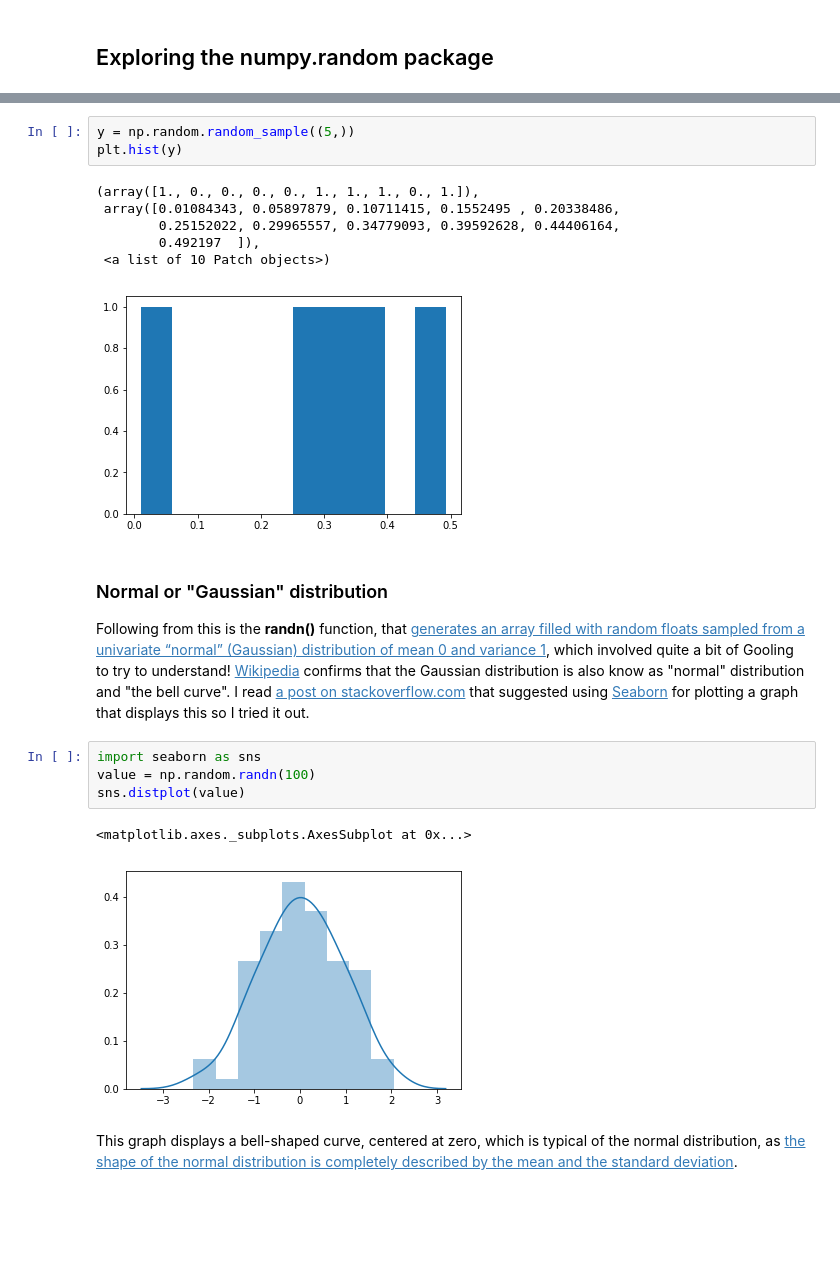
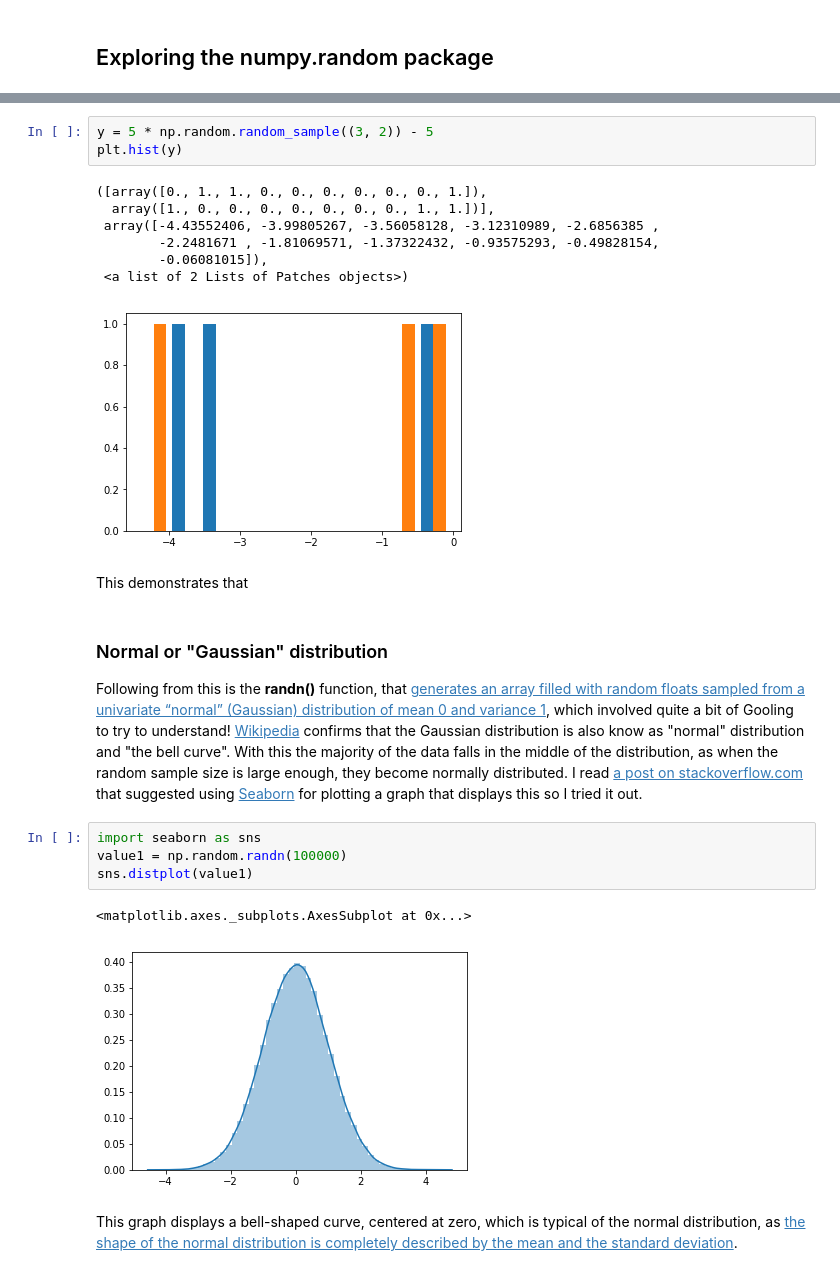
Before and after one commit to AideenByrne/ProgrammingforDA-assignment, a Jupyter notebook: Programming for Data Analysis Assignment.ipynb, the cells around one changed output, grey strips where cells are left out. Cells and saved outputs as stored; diff of their text form; blank space fills up the shorter version.

Commit message:
Added new images and references, amended structure

```diff
--- a/Programming for Data Analysis Assignment.ipynb
+++ b/Programming for Data Analysis Assignment.ipynb
@@ -65,24 +56,27 @@ I noticed from the [Numpy documentation page on numpy.random](https://docs.scipy
 
 The random.sample function displays this as follows:
 # %%
-y = np.random.random_sample((5,))
+y = 5 * np.random.random_sample((3, 2)) - 5
 plt.hist(y)
 # %% [output]
-(array([1., 0., 0., 0., 0., 1., 1., 1., 0., 1.]),
- array([0.01084343, 0.05897879, 0.10711415, 0.1552495 , 0.20338486,
-        0.25152022, 0.29965557, 0.34779093, 0.39592628, 0.44406164,
-        0.492197  ]),
- <a list of 10 Patch objects>)
+([array([0., 1., 1., 0., 0., 0., 0., 0., 0., 1.]),
+  array([1., 0., 0., 0., 0., 0., 0., 0., 1., 1.])],
+ array([-4.43552406, -3.99805267, -3.56058128, -3.12310989, -2.6856385 ,
+        -2.2481671 , -1.81069571, -1.37322432, -0.93575293, -0.49828154,
+        -0.06081015]),
+ <a list of 2 Lists of Patches objects>)
-[figure, old version]
+[figure, new version]
+# %% [markdown]
+This demonstrates that
 # %% [markdown]
 ### Normal or "Gaussian" distribution
-Following from this is the **randn()** function, that [generates an array filled with random floats sampled from a univariate “normal” (Gaussian) distribution of mean 0 and variance 1](https://docs.scipy.org/doc/numpy-1.15.1/reference/generated/numpy.random.randn.html#numpy.random.randn), which involved quite a bit of Gooling to try to understand! [Wikipedia](https://en.wikipedia.org/wiki/Normal_distribution) confirms that the Gaussian distribution is also know as "normal" distribution and "the bell curve".  I read [a post on stackoverflow.com](https://stackoverflow.com/questions/10138085/python-pylab-plot-normal-distribution) that suggested using [Seaborn](https://seaborn.pydata.org/) for plotting a graph that displays this so I tried it out.
+Following from this is the **randn()** function, that [generates an array filled with random floats sampled from a univariate “normal” (Gaussian) distribution of mean 0 and variance 1](https://docs.scipy.org/doc/numpy-1.15.1/reference/generated/numpy.random.randn.html#numpy.random.randn), which involved quite a bit of Gooling to try to understand! [Wikipedia](https://en.wikipedia.org/wiki/Normal_distribution) confirms that the Gaussian distribution is also know as "normal" distribution and "the bell curve". With this the majority of the data falls in the middle of the distribution, as when the random sample size is large enough, they become normally distributed. I read [a post on stackoverflow.com](https://stackoverflow.com/questions/10138085/python-pylab-plot-normal-distribution) that suggested using [Seaborn](https://seaborn.pydata.org/) for plotting a graph that displays this so I tried it out.
 # %%
 import seaborn as sns
-value = np.random.randn(100)
-sns.distplot(value)
+value1 = np.random.randn(100000)
+sns.distplot(value1)
 # %% [output]
 <matplotlib.axes._subplots.AxesSubplot at 0x...>
-[figure, old version]
+[figure, new version]
 # %% [markdown]
 This graph displays a bell-shaped curve, centered at zero, which is typical of the normal distribution, as [the shape of the normal distribution is completely described by the mean and the standard deviation](https://stattrek.com/online-calculator/normal.aspx).
```
Also changed, not shown: parts of 21 cells of this notebook, 1 other file.
